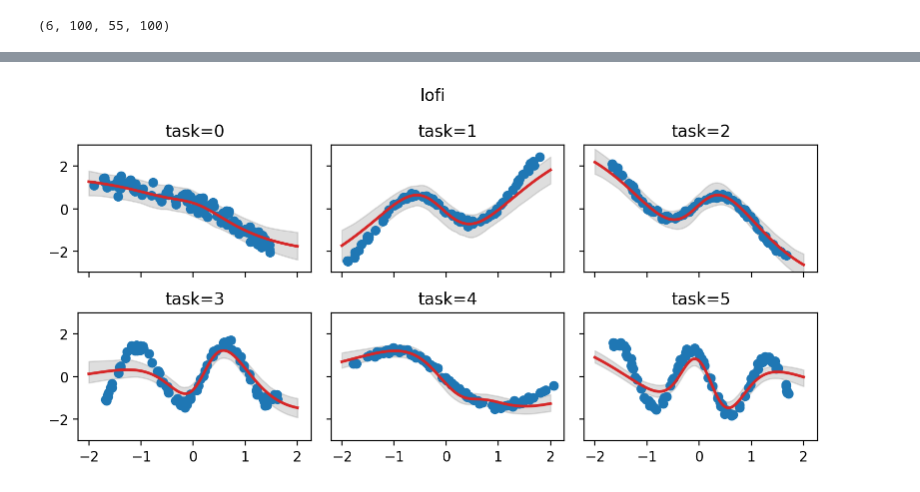
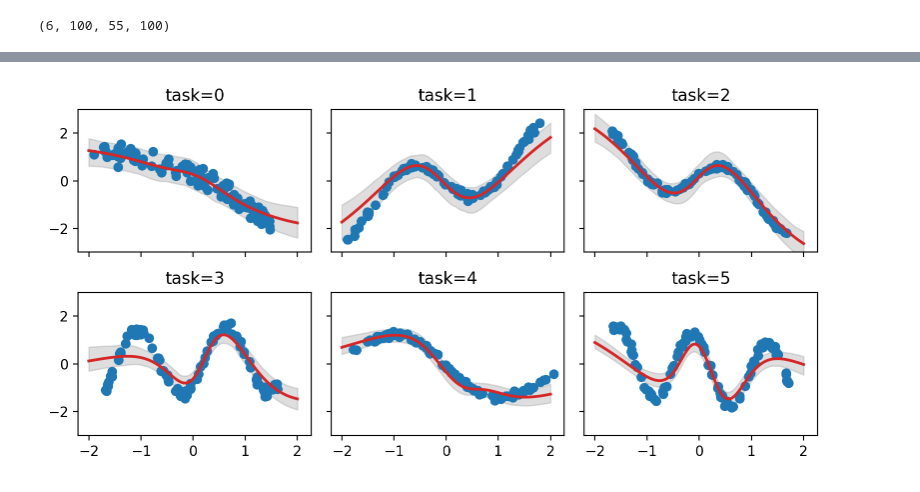
Before and after one commit to probml/rebayes, a Jupyter notebook: demos/basics/lofi-diagonal.ipynb, the cells around one changed output, grey strips where cells are left out. Drawn from its saved outputs; the diff is of its cells as text; code cells hidden in the pictures.

Commit message:
feat: basics/lofi-diagonal

```diff
--- a/demos/basics/lofi-diagonal.ipynb
+++ b/demos/basics/lofi-diagonal.ipynb
@@ -121,3 +84,29 @@ bel = jax.block_until_ready(bel)
+# %%
+memory = 10
+
+model = MLP(1, n_hidden=50)
+agent, recfn = lofi.init_regression_agent(
+    model=model,
+    X_init=X_train_seq,
+    dynamics_weights=1.0,
+    dynamics_covariance=1e-7,
+    emission_cov=0.05,
+    memory_size=memory,
+)
+# %%
+params_init = model.init(key, X_train_seq)
+params_init, _ = ravel_pytree(params_init)
+# %%
+bel, outputs = agent.scan(
+    initial_mean=params_init,
+    initial_covariance=0.06,
+    X=X_train_seq,
+    Y=Y_train_seq,
+    callback=partial(callback, apply_fn=agent.emission_mean_function),
+    progress_bar=True,
+)
+
+bel = jax.block_until_ready(bel)
 # %%
 ksize = 20
 kernel = jnp.ones(ksize) / ksize
@@ -142,7 +131,7 @@ def reshape_task(x):
 @partial(jax.vmap, in_axes=(None, 0, None, None, None))
 @partial(jax.vmap, in_axes=(None, 0, None, None, None))
 def xsample(key, bel, agent, x, n_samples):
-    yhat_samples = agent.pred_obs_mc(key, bel, x, shape=(n_samples,))
+    yhat_samples = agent.pred_obs_mc(bel, key, x, n_samples)
     return yhat_samples
 # %%
 bel_reshape = jax.tree_map(reshape_task, outputs["bel"])
@@ -182,6 +171,5 @@ for task, ax in enumerate(axs.ravel()):
     ax.scatter(X_train_tasks[task, :num_obs], Y_train_tasks[task, :num_obs])
     ax.set_title(f"{task=}")
     ax.set_ylim(-3, 3)
-plt.suptitle(method)
 plt.tight_layout()
 # %% [output]
@@ -190 +178 @@ Wall time: 1.46 s
-[figure, old version]
+[figure, new version]
```
Also changed, not shown: parts of 3 cells of this notebook.
